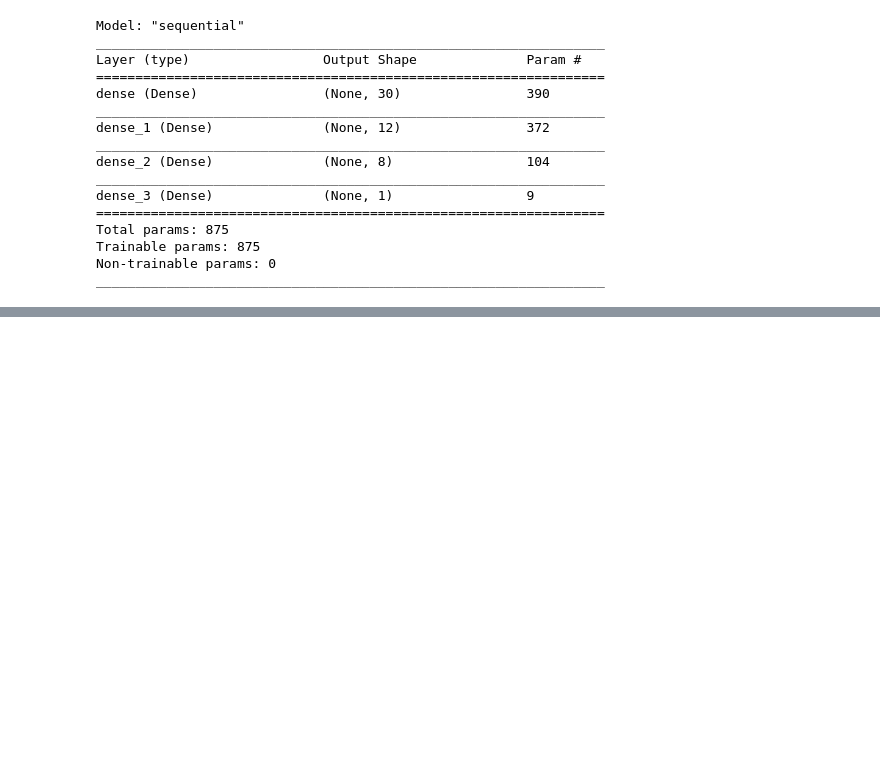
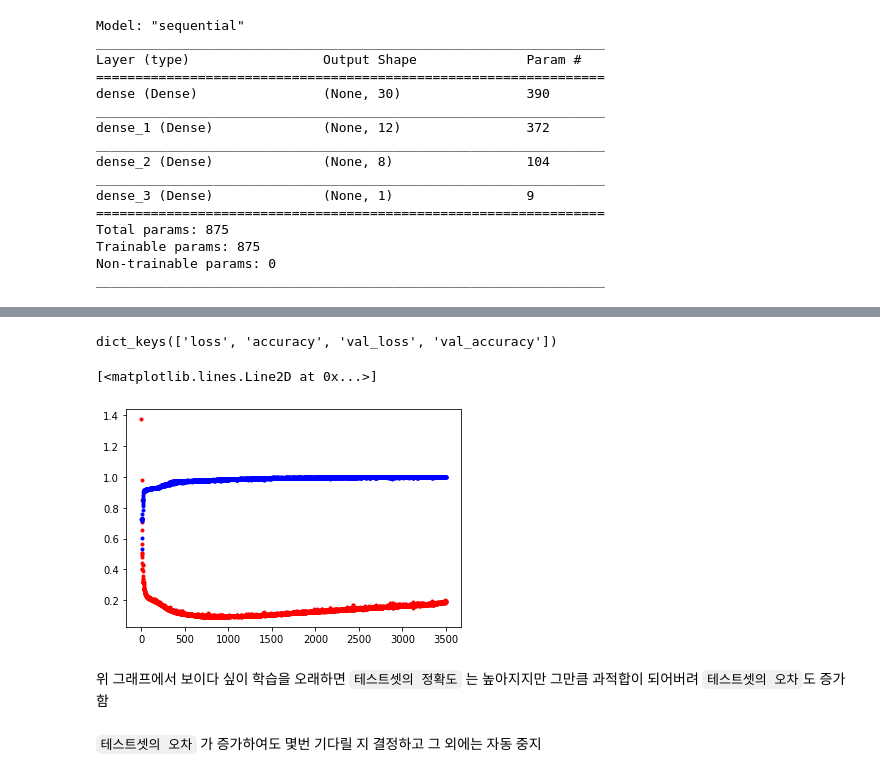
Before and after one commit to KangnamUnivShuttle/tensor_study, a Jupyter notebook: notebook/ch.14 wine.ipynb, the cells around one changed output, grey strips where cells are left out. Saved outputs shown, nothing was run; the diff lists cells and outputs as text; code cells hidden in the pictures; blank space fills up the shorter version.

Commit message:
Find best epochs

```diff
--- a/notebook/ch.14 wine.ipynb
+++ b/notebook/ch.14 wine.ipynb
@@ -127,0 +171,8 @@ Epoch 200/200
+# %%
+model = Sequential()
+model.add(Dense(30, input_dim=12, activation='relu'))
+model.add(Dense(12, activation='relu'))
+model.add(Dense(8, activation='relu'))
+model.add(Dense(1, activation='sigmoid'))
+# %%
+model.compile(loss='binary_crossentropy', optimizer='adam', metrics=['accuracy'])
@@ -127,0 +183,2 @@ Epoch 200/200
+# %%
+history = model.fit(X, Y, validation_split=0.33, epochs=3500, batch_size=500)
@@ -127,0 +203,16 @@ Epoch 200/200
+# %%
+y_loss = history.history['val_loss']
+y_acc = history.history['accuracy']
+# %%
+history.history.keys()
+# %% [output]
+dict_keys(['loss', 'accuracy', 'val_loss', 'val_accuracy'])
+# %%
+x_len = np.arange(len(y_acc))
+plt.plot(x_len, y_loss, "o", c="red", markersize=3)
+plt.plot(x_len, y_acc, "o", c="blue", markersize=3)
+# %% [output]
+[<matplotlib.lines.Line2D at 0x...>]
+[figure, added]
+# %% [markdown]
+위 그래프에서 보이다 싶이 학습을 오래하면 `테스트셋의 정확도` 는 높아지지만 그만큼 과적합이 되어버려 `테스트셋의 오차`도 증가함
@@ -127,0 +221,2 @@ Epoch 200/200
+# %% [markdown]
+`테스트셋의 오차` 가 증가하여도 몇번 기다릴 지 결정하고 그 외에는 자동 중지
```
Also changed, not shown: parts of 20 cells of this notebook, 1 other file.
